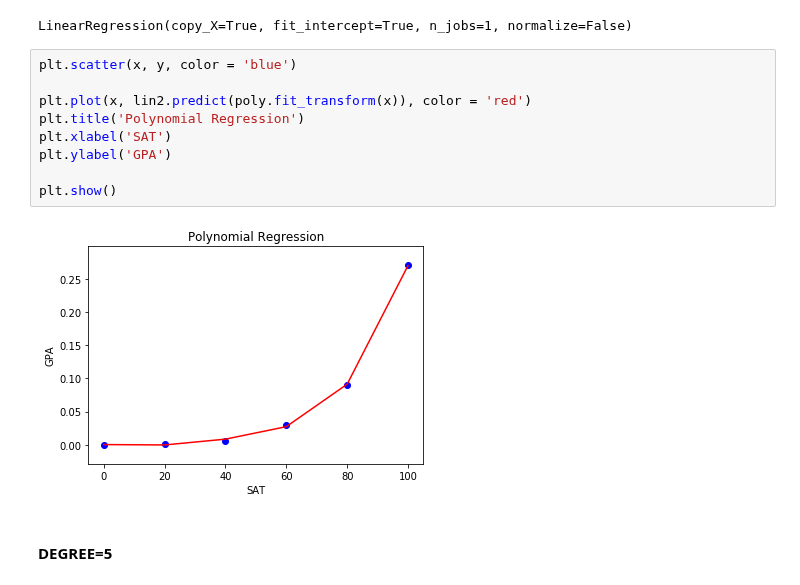
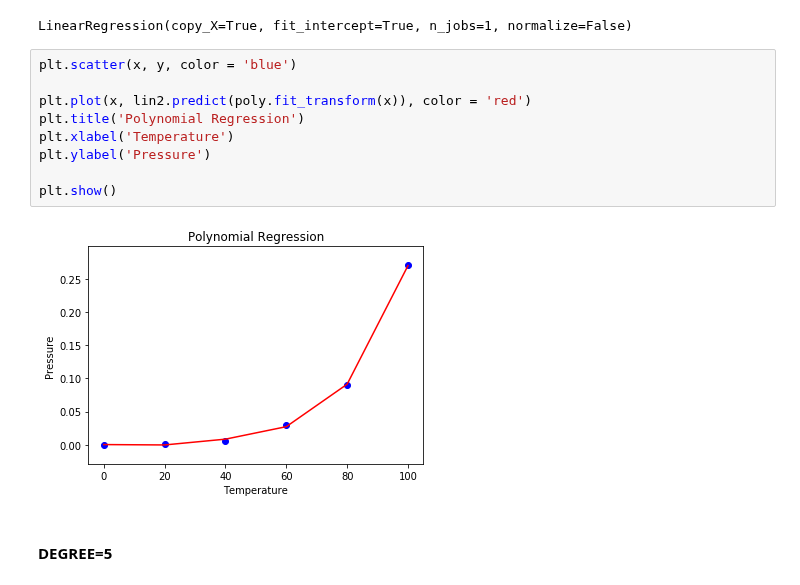
Before and after one commit to rahulvaish/MachineLearning-Python, a Jupyter notebook: PolynomialLinearRegression.ipynb, the cells around one changed output. Drawn from its saved outputs; the diff is of its cells as text.

```diff
--- a/PolynomialLinearRegression.ipynb
+++ b/PolynomialLinearRegression.ipynb
@@ -119,14 +119,14 @@ LinearRegression(copy_X=True, fit_intercept=True, n_jobs=1, normalize=False)
 # %%
 plt.scatter(x, y, color = 'blue')
 
 plt.plot(x, lin2.predict(poly.fit_transform(x)), color = 'red')
 plt.title('Polynomial Regression')
-plt.xlabel('SAT')
-plt.ylabel('GPA')
+plt.xlabel('Temperature')
+plt.ylabel('Pressure')
 
 plt.show()
 # %% [output]
-[figure, old version]
+[figure, new version]
 # %% [markdown]
 #### DEGREE=5
 # %%
```
Also changed, not shown: parts of 5 cells of this notebook.
